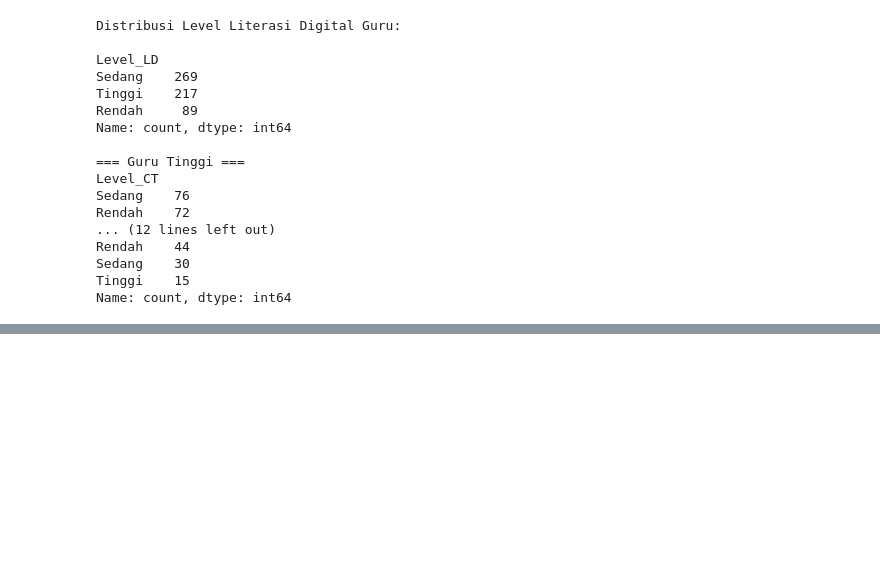
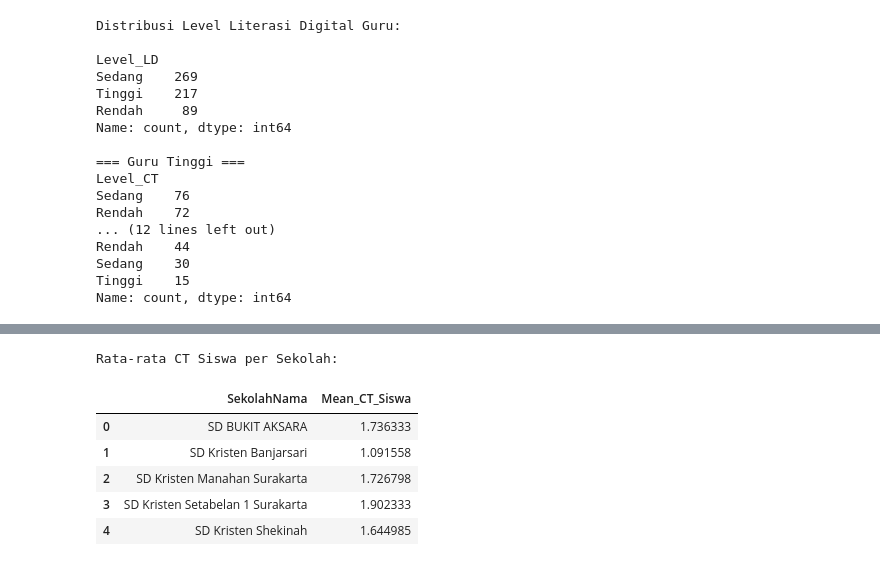
Before and after one commit to vandityam/klasifikasi-LDCT, a Jupyter notebook: cek_klasifikasi.ipynb, the cells around one changed output, grey strips where cells are left out. Cells and saved outputs as stored; diff of their text form; code cells hidden in the pictures; blank space fills up the shorter version.

```diff
--- a/cek_klasifikasi.ipynb
+++ b/cek_klasifikasi.ipynb
@@ -298,0 +320,22 @@ Name: count, dtype: int64
+# %%
+# Rata-rata CT Siswa per Sekolah
+df_siswa_filtered = df_siswa.groupby("SekolahNama").filter(lambda x: len(x) > 1)
+
+mean_siswa_per_school = (
+    df_siswa_filtered.groupby("SekolahNama")["Mean_CT"]
+    .mean()
+    .reset_index()
+)
+mean_siswa_per_school.rename(columns={
+    "Mean_CT": "Mean_CT_Siswa"
+}, inplace=True)
+print("\nRata-rata CT Siswa per Sekolah:")
+mean_siswa_per_school.head()
+# %% [output]
+Rata-rata CT Siswa per Sekolah:
+|  | SekolahNama | Mean_CT_Siswa |
+| 0 | SD BUKIT AKSARA | 1.736333 |
+| 1 | SD Kristen Banjarsari | 1.091558 |
+| 2 | SD Kristen Manahan Surakarta | 1.726798 |
+| 3 | SD Kristen Setabelan 1 Surakarta | 1.902333 |
+| 4 | SD Kristen Shekinah | 1.644985 |
```
Also changed, not shown: parts of 3 cells of this notebook.
